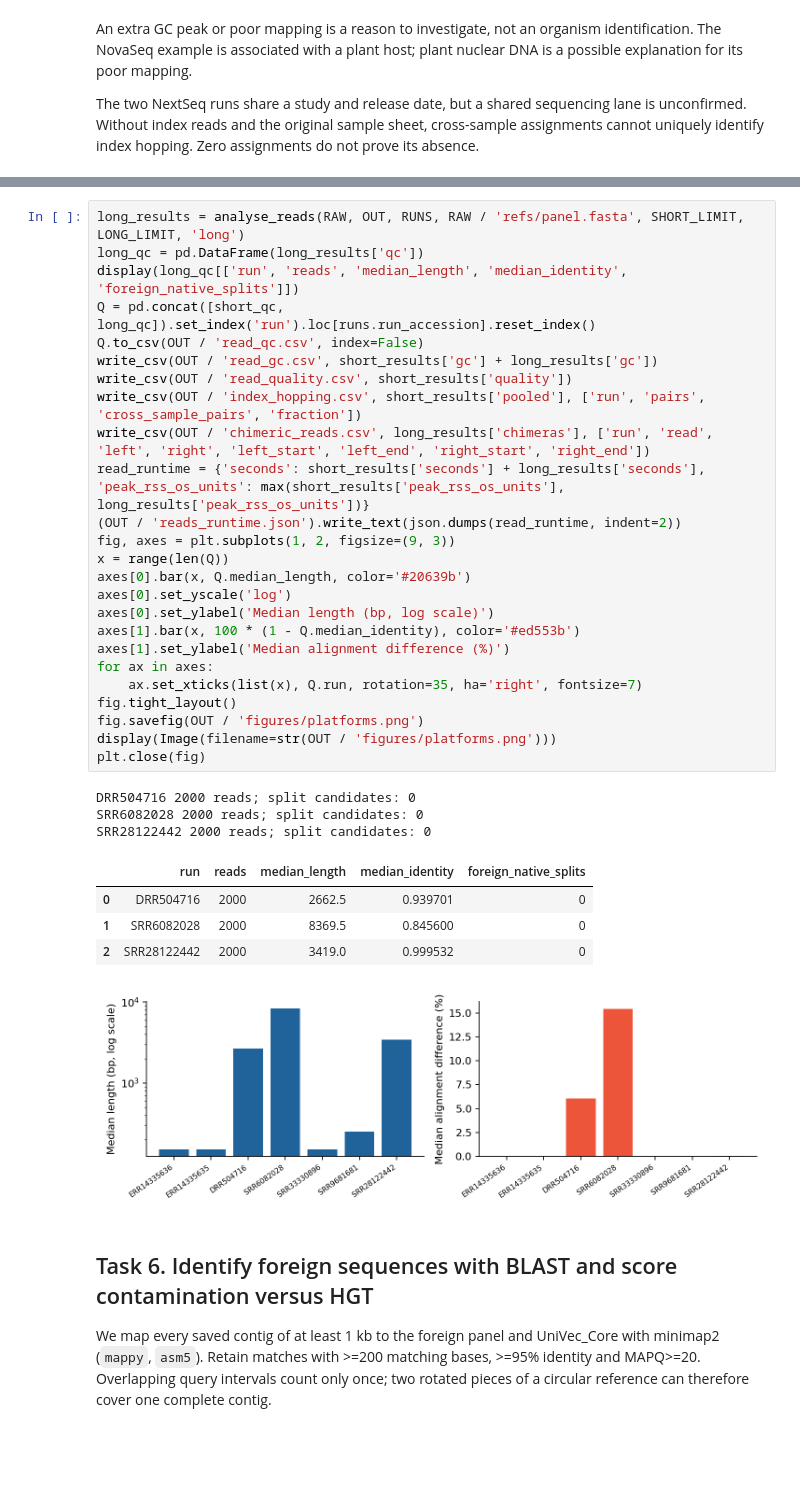
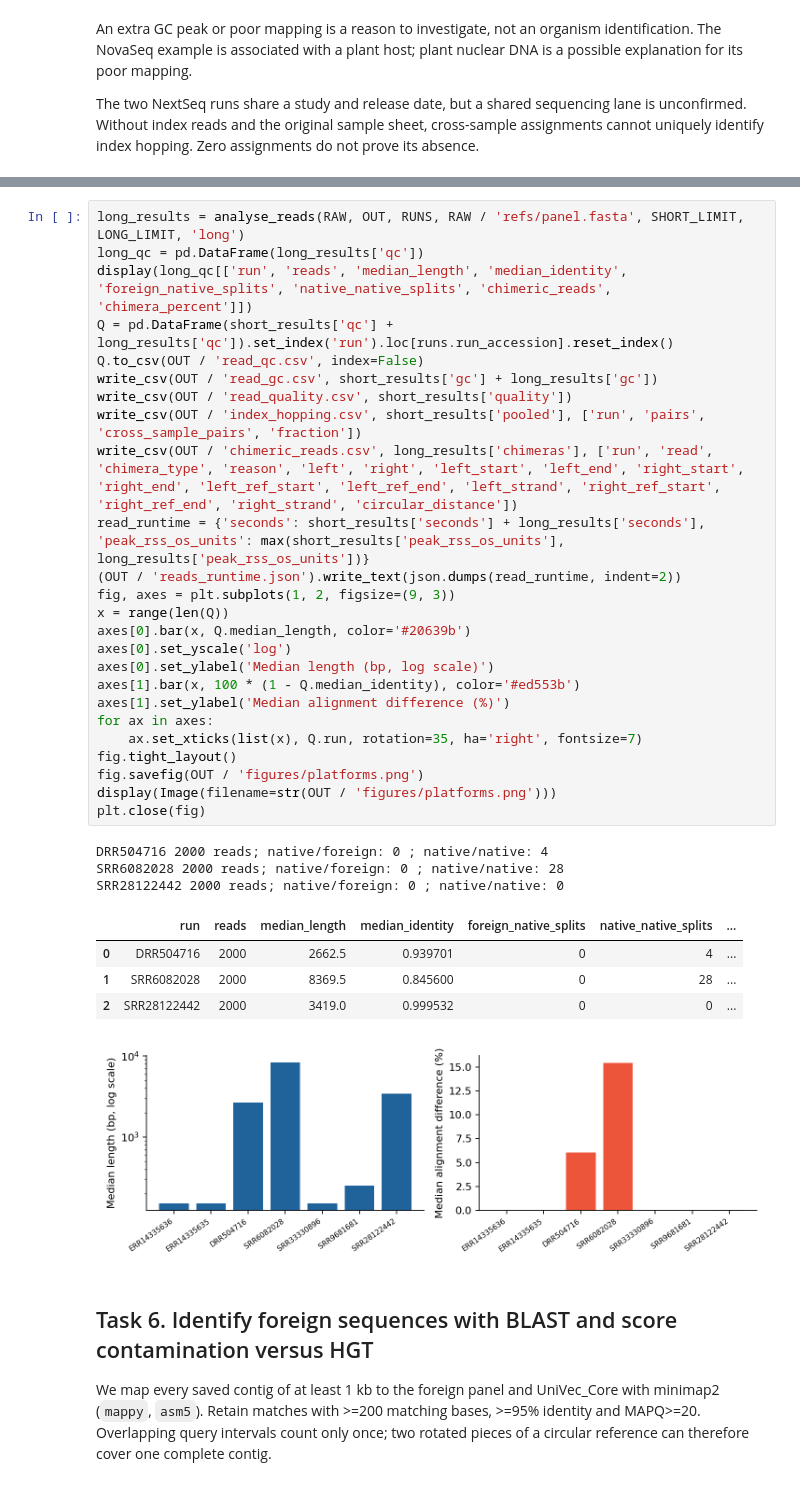
Before and after one commit to kelpopope/BioInf_CSI_Genome, a Jupyter notebook: CSI_Genome_Project07.ipynb, the cells around one changed output, grey strips where cells are left out. Drawn from its saved outputs; the diff is of its cells as text; blank space fills up the shorter version.

```diff
--- a/CSI_Genome_Project07.ipynb
+++ b/CSI_Genome_Project07.ipynb
@@ -475,36 +517,36 @@ ONT uses `map-ont`, and the PacBio Sequel IIe run uses `map-hifi`. Alignment dif
 # %%
 long_results = analyse_reads(RAW, OUT, RUNS, RAW / 'refs/panel.fasta', SHORT_LIMIT, LONG_LIMIT, 'long')
 long_qc = pd.DataFrame(long_results['qc'])
-display(long_qc[['run', 'reads', 'median_length', 'median_identity', 'foreign_native_splits']])
-Q = pd.concat([short_qc, long_qc]).set_index('run').loc[runs.run_accession].reset_index()
+display(long_qc[['run', 'reads', 'median_length', 'median_identity', 'foreign_native_splits', 'native_native_splits', 'chimeric_reads', 'chimera_percent']])
+Q = pd.DataFrame(short_results['qc'] + long_results['qc']).set_index('run').loc[runs.run_accession].reset_index()
 Q.to_csv(OUT / 'read_qc.csv', index=False)
 write_csv(OUT / 'read_gc.csv', short_results['gc'] + long_results['gc'])
 write_csv(OUT / 'read_quality.csv', short_results['quality'])
 write_csv(OUT / 'index_hopping.csv', short_results['pooled'], ['run', 'pairs', 'cross_sample_pairs', 'fraction'])
-write_csv(OUT / 'chimeric_reads.csv', long_results['chimeras'], ['run', 'read', 'left', 'right', 'left_start', 'left_end', 'right_start', 'right_end'])
+write_csv(OUT / 'chimeric_reads.csv', long_results['chimeras'], ['run', 'read', 'chimera_type', 'reason', 'left', 'right', 'left_start', 'left_end', 'right_start', 'right_end', 'left_ref_start', 'left_ref_end', 'left_strand', 'right_ref_start', 'right_ref_end', 'right_strand', 'circular_distance'])
 read_runtime = {'seconds': short_results['seconds'] + long_results['seconds'], 'peak_rss_os_units': max(short_results['peak_rss_os_units'], long_results['peak_rss_os_units'])}
 (OUT / 'reads_runtime.json').write_text(json.dumps(read_runtime, indent=2))
 fig, axes = plt.subplots(1, 2, figsize=(9, 3))
 x = range(len(Q))
 axes[0].bar(x, Q.median_length, color='#20639b')
 axes[0].set_yscale('log')
 axes[0].set_ylabel('Median length (bp, log scale)')
 axes[1].bar(x, 100 * (1 - Q.median_identity), color='#ed553b')
 axes[1].set_ylabel('Median alignment difference (%)')
 for ax in axes:
     ax.set_xticks(list(x), Q.run, rotation=35, ha='right', fontsize=7)
 fig.tight_layout()
 fig.savefig(OUT / 'figures/platforms.png')
 display(Image(filename=str(OUT / 'figures/platforms.png')))
 plt.close(fig)
 # %% [output]
-DRR504716 2000 reads; split candidates: 0
-SRR6082028 2000 reads; split candidates: 0
-SRR28122442 2000 reads; split candidates: 0
+DRR504716 2000 reads; native/foreign: 0 ; native/native: 4
+SRR6082028 2000 reads; native/foreign: 0 ; native/native: 28
+SRR28122442 2000 reads; native/foreign: 0 ; native/native: 0
-|  | run | reads | median_length | median_identity | foreign_native_splits |
-| 0 | DRR504716 | 2000 | 2662.5 | 0.939701 | 0 |
-| 1 | SRR6082028 | 2000 | 8369.5 | 0.845600 | 0 |
-| 2 | SRR28122442 | 2000 | 3419.0 | 0.999532 | 0 |
+|  | run | reads | median_length | median_identity | foreign_native_splits | native_native_splits | ... |
+| 0 | DRR504716 | 2000 | 2662.5 | 0.939701 | 0 | 4 | ... |
+| 1 | SRR6082028 | 2000 | 8369.5 | 0.845600 | 0 | 28 | ... |
+| 2 | SRR28122442 | 2000 | 3419.0 | 0.999532 | 0 | 0 | ... |
 [figure]
 # %% [markdown]
 ## Task 6. Identify foreign sequences with BLAST and score contamination versus HGT
```
Also changed, not shown: parts of 9 cells of this notebook, 16 other files.
